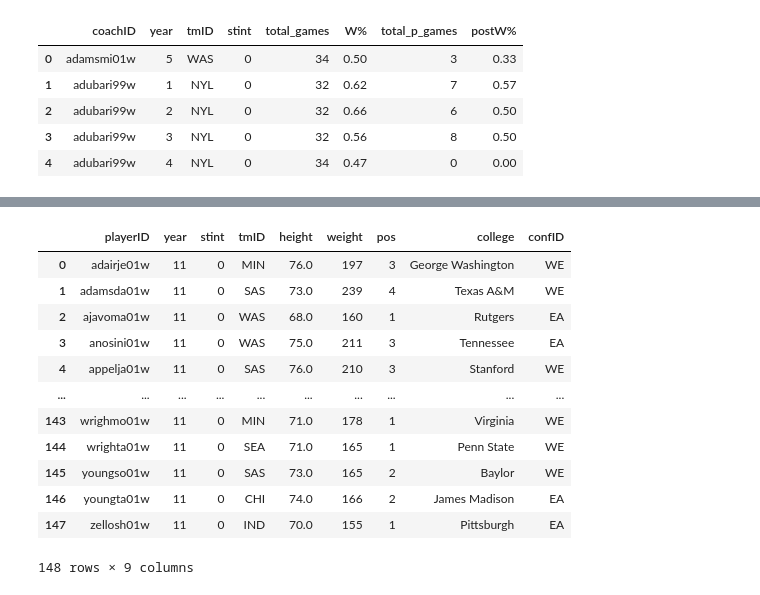
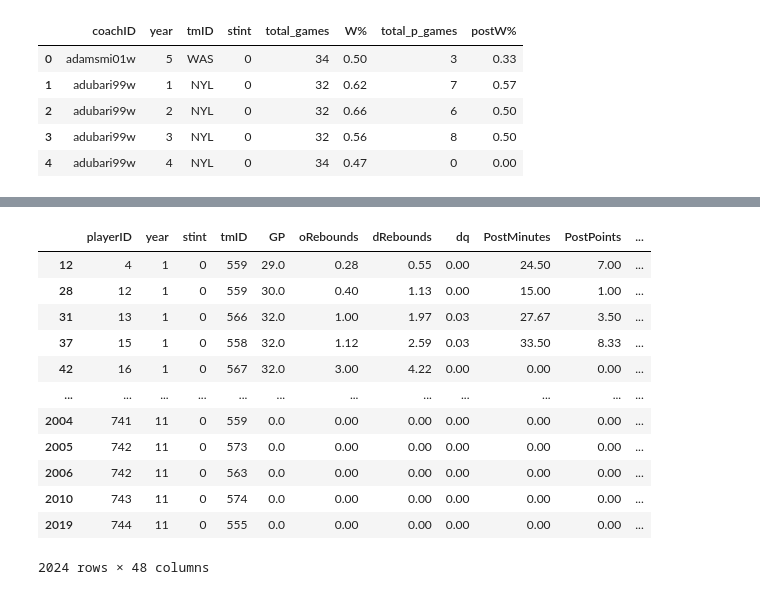
Before and after one commit to P1ntas/Machine-Learning, a Jupyter notebook: src/1-data_analysis.ipynb, the cells around one changed output, grey strips where cells are left out. Cells and saved outputs as stored; diff of their text form; code cells hidden in the pictures.

```diff
--- a/src/1-data_analysis.ipynb
+++ b/src/1-data_analysis.ipynb
@@ -283,22 +290,40 @@ team_conf = teams[['tmID', 'confID']]
 team_conf = team_conf.drop_duplicates()
 comp = comp.merge(team_conf, left_on='tmID', right_on='tmID', how='left')
 
-comp
+#if confID is nan, then print the tmID
+for index, row in comp.iterrows():
+    if row['confID'] != row['confID']:
+        #set confID to WE
+        comp.loc[index, 'confID'] = 'WE'
-# %% [output]
-|  | playerID | year | stint | tmID | height | weight | pos | college | confID |
-| 0 | adairje01w | 11 | 0 | MIN | 76.0 | 197 | 3 | George Washington | WE |
-| 1 | adamsda01w | 11 | 0 | SAS | 73.0 | 239 | 4 | Texas A&M | WE |
-| 2 | ajavoma01w | 11 | 0 | WAS | 68.0 | 160 | 1 | Rutgers | EA |
-| 3 | anosini01w | 11 | 0 | WAS | 75.0 | 211 | 3 | Tennessee | EA |
-| 4 | appelja01w | 11 | 0 | SAS | 76.0 | 210 | 3 | Stanford | WE |
-| ... | ... | ... | ... | ... | ... | ... | ... | ... | ... |
-| 143 | wrighmo01w | 11 | 0 | MIN | 71.0 | 178 | 1 | Virginia | WE |
-| 144 | wrighta01w | 11 | 0 | SEA | 71.0 | 165 | 1 | Penn State | WE |
-| 145 | youngso01w | 11 | 0 | SAS | 73.0 | 165 | 2 | Baylor | WE |
-| 146 | youngta01w | 11 | 0 | CHI | 74.0 | 166 | 2 | James Madison | EA |
-| 147 | zellosh01w | 11 | 0 | IND | 70.0 | 155 | 1 | Pittsburgh | EA |
-148 rows × 9 columns
 # %%
 #store comp dataframe into a csv file
 comp = encode_player_team(comp)
 comp.to_csv('new_data/clean-comp.csv', index=False)
+# %%
+#join comp to player_teams, if a column does not exist, fill it with 0, player_teams is from year 1-10, comp is from year 11
+new_player_teams = player_teams.merge(comp, left_on=['playerID','year','stint','tmID','height','weight','pos','college','confID'], right_on=['playerID','year','stint','tmID','height','weight','pos','college','confID'], how='outer')
+new_player_teams.fillna(0, inplace=True)
+#sort by year
+new_player_teams = new_player_teams.sort_values(by=['year','playerID'])
+
+#drop any _y columns or _x columns
+new_player_teams = new_player_teams.drop([col for col in new_player_teams.columns if col.endswith('_y')], axis=1)
+new_player_teams = new_player_teams.drop([col for col in new_player_teams.columns if col.endswith('_x')], axis=1)
+
+new_player_teams['career_year'] = new_player_teams.groupby('playerID').cumcount() + 1
+
+new_player_teams
+# %% [output]
+|  | playerID | year | stint | tmID | GP | oRebounds | dRebounds | dq | PostMinutes | PostPoints | ... |
+| 12 | 4 | 1 | 0 | 559 | 29.0 | 0.28 | 0.55 | 0.00 | 24.50 | 7.00 | ... |
+| 28 | 12 | 1 | 0 | 559 | 30.0 | 0.40 | 1.13 | 0.00 | 15.00 | 1.00 | ... |
+| 31 | 13 | 1 | 0 | 566 | 32.0 | 1.00 | 1.97 | 0.03 | 27.67 | 3.50 | ... |
+| 37 | 15 | 1 | 0 | 558 | 32.0 | 1.12 | 2.59 | 0.03 | 33.50 | 8.33 | ... |
+| 42 | 16 | 1 | 0 | 567 | 32.0 | 3.00 | 4.22 | 0.00 | 0.00 | 0.00 | ... |
+| ... | ... | ... | ... | ... | ... | ... | ... | ... | ... | ... | ... |
+| 2004 | 741 | 11 | 0 | 559 | 0.0 | 0.00 | 0.00 | 0.00 | 0.00 | 0.00 | ... |
+| 2005 | 742 | 11 | 0 | 573 | 0.0 | 0.00 | 0.00 | 0.00 | 0.00 | 0.00 | ... |
+| 2006 | 742 | 11 | 0 | 563 | 0.0 | 0.00 | 0.00 | 0.00 | 0.00 | 0.00 | ... |
+| 2010 | 743 | 11 | 0 | 574 | 0.0 | 0.00 | 0.00 | 0.00 | 0.00 | 0.00 | ... |
+| 2019 | 744 | 11 | 0 | 555 | 0.0 | 0.00 | 0.00 | 0.00 | 0.00 | 0.00 | ... |
+2024 rows × 48 columns
```
Also changed, not shown: parts of 8 cells of this notebook, 3 other files.
